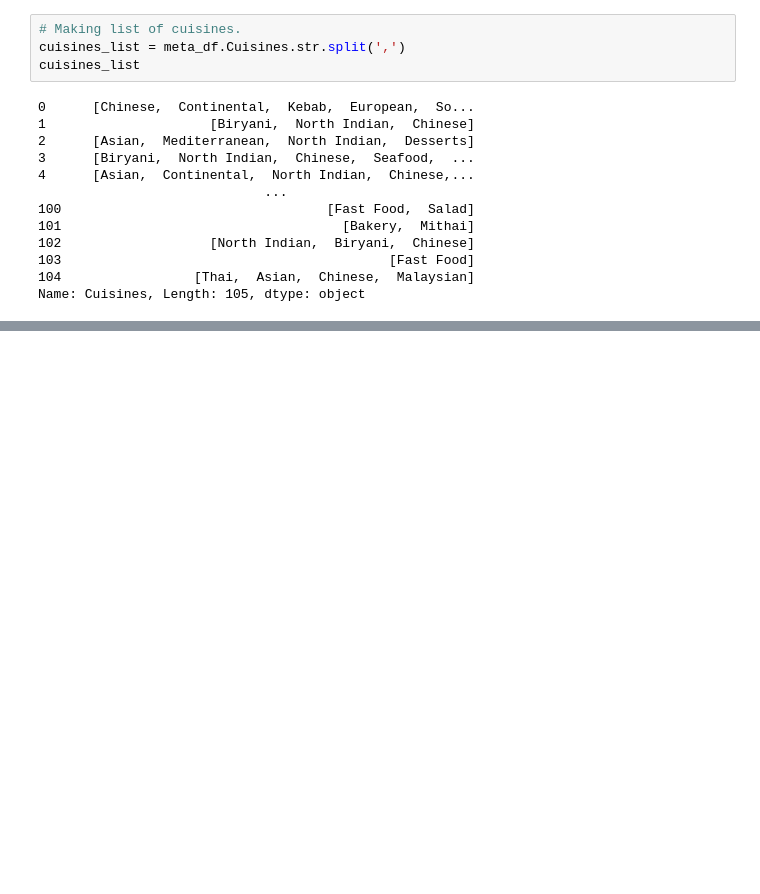
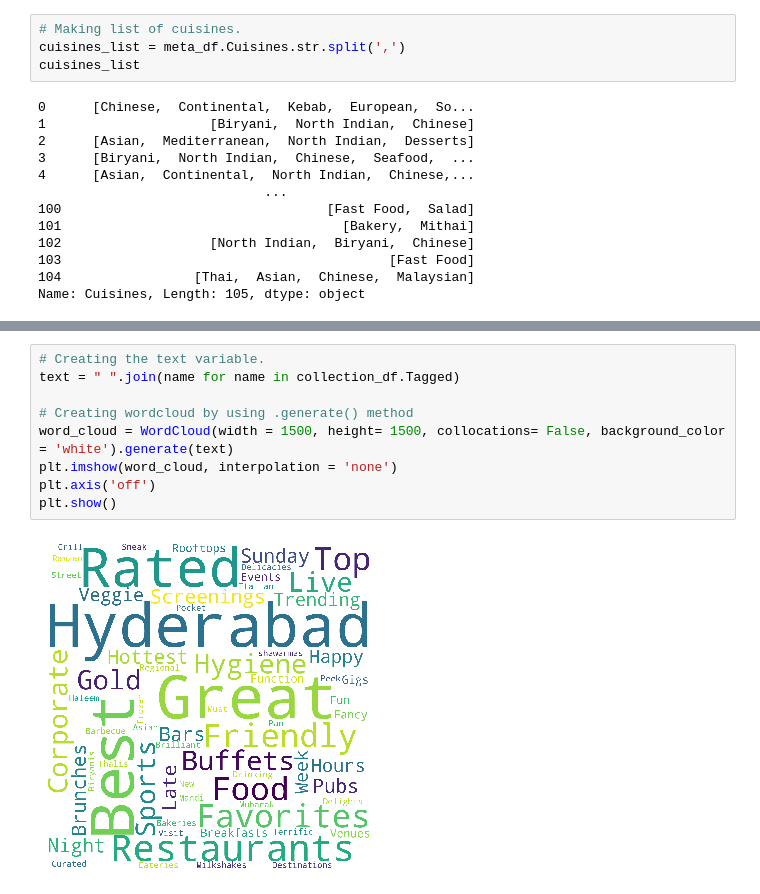
Before and after one commit to itsmimahi/ZOMATO-RESTAURANT-CLUSTERING-AND-SENTIMENT-ANALYSIS, a Jupyter notebook: Copy_of_ZOMATO_RESTAURANT_CLUSTERING_AND_SENTIMENT_ANALYSIS.ipynb, the cells around one changed output, grey strips where cells are left out. Drawn from its saved outputs; the diff is of its cells as text; blank space fills up the shorter version.

```diff
--- a/Copy_of_ZOMATO_RESTAURANT_CLUSTERING_AND_SENTIMENT_ANALYSIS.ipynb
+++ b/Copy_of_ZOMATO_RESTAURANT_CLUSTERING_AND_SENTIMENT_ANALYSIS.ipynb
@@ -491,0 +584,11 @@ Name: Cuisines, Length: 105, dtype: object
+# %%
+# Creating the text variable.
+text = " ".join(name for name in collection_df.Tagged)
+
+# Creating wordcloud by using .generate() method
+word_cloud = WordCloud(width = 1500, height= 1500, collocations= False, background_color = 'white').generate(text)
+plt.imshow(word_cloud, interpolation = 'none')
+plt.axis('off')
+plt.show()
+# %% [output]
+[figure, added]
```
Also changed, not shown: parts of 13 cells of this notebook.
